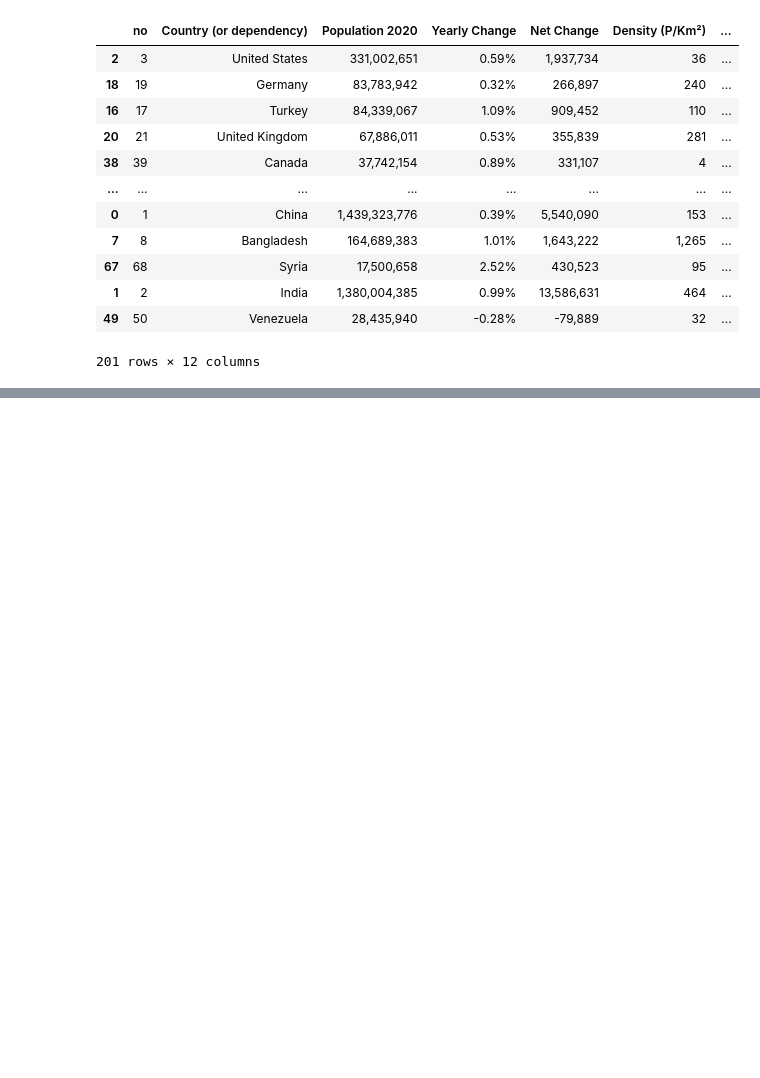
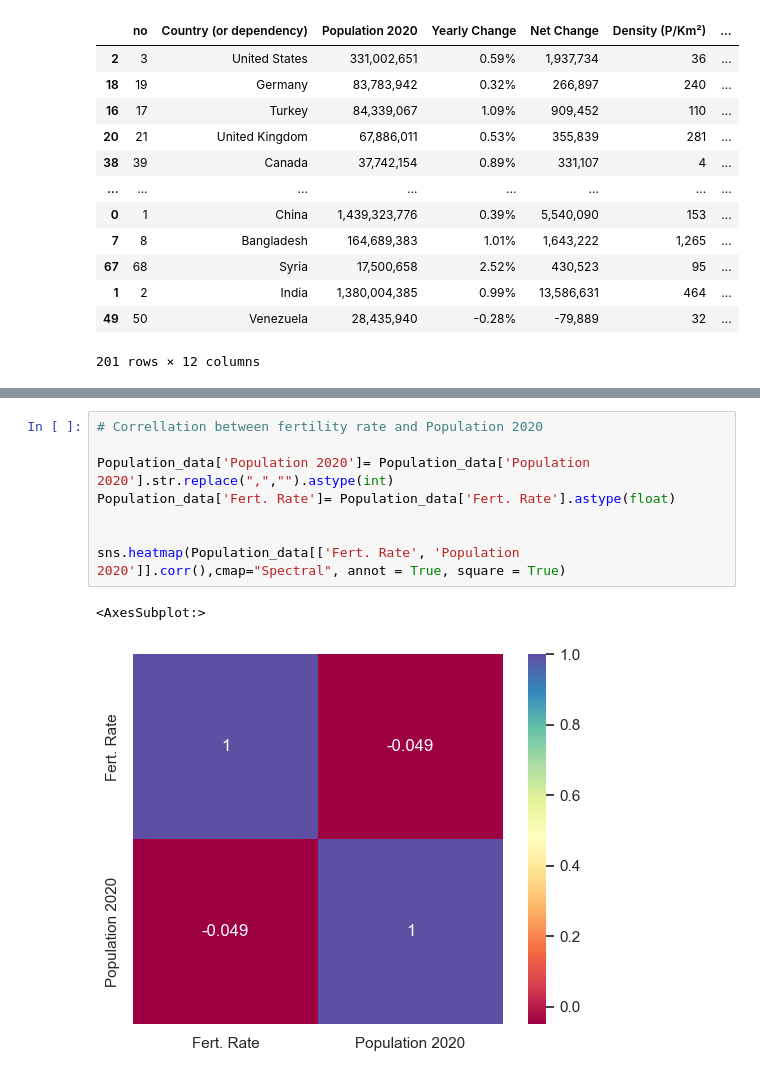
Before and after one commit to ChairmanTee/HTH_BUILD_SUMMER_2022, a Jupyter notebook: Finding-an-Interesting-Dataset-OA/Population_data.ipynb, the cells around one changed output, grey strips where cells are left out. Drawn from its saved outputs; the diff is of its cells as text; blank space fills up the shorter version.

```diff
--- a/Finding-an-Interesting-Dataset-OA/Population_data.ipynb
+++ b/Finding-an-Interesting-Dataset-OA/Population_data.ipynb
@@ -152,0 +169,11 @@ Population_chart.yaxis.set_major_formatter(FormatStrFormatter("%.f")) # major ax
+# %%
+# Correllation between fertility rate and Population 2020
+
+Population_data['Population 2020']= Population_data['Population 2020'].str.replace(",","").astype(int)
+Population_data['Fert. Rate']= Population_data['Fert. Rate'].astype(float)
+
+
+sns.heatmap(Population_data[['Fert. Rate', 'Population 2020']].corr(),cmap="Spectral", annot = True, square = True)
+# %% [output]
+<AxesSubplot:>
+[figure, added]
```
Also changed, not shown: parts of 7 cells of this notebook, 1 other file.
